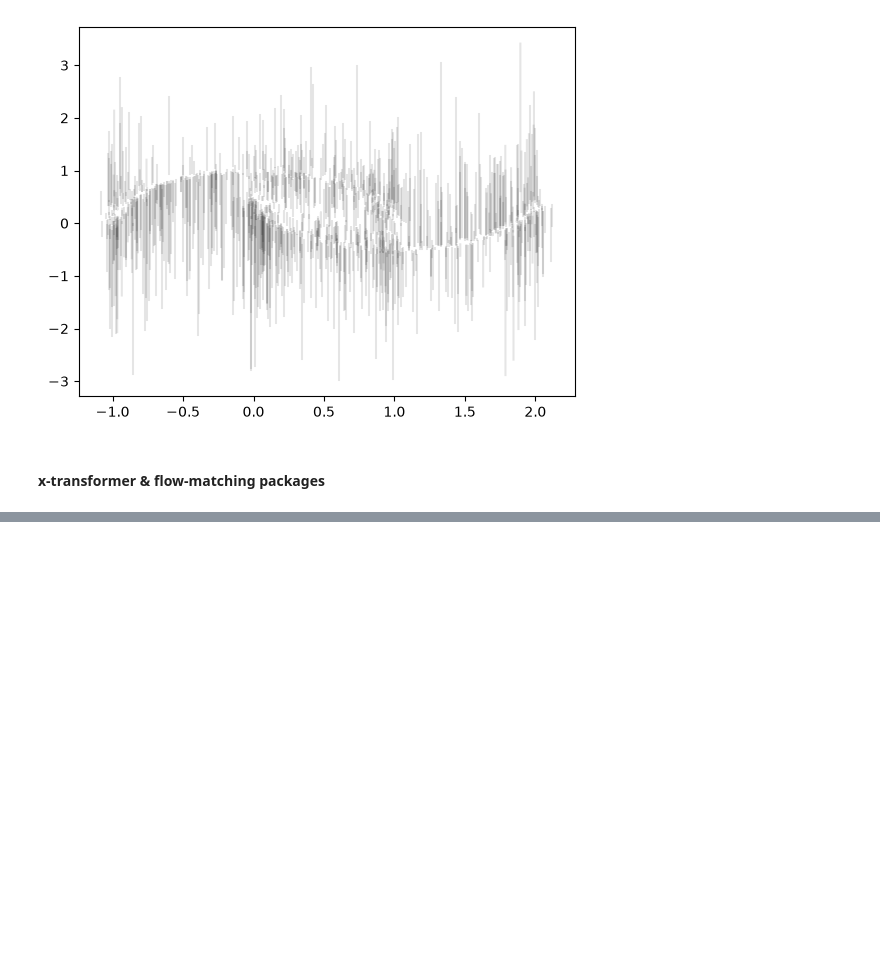
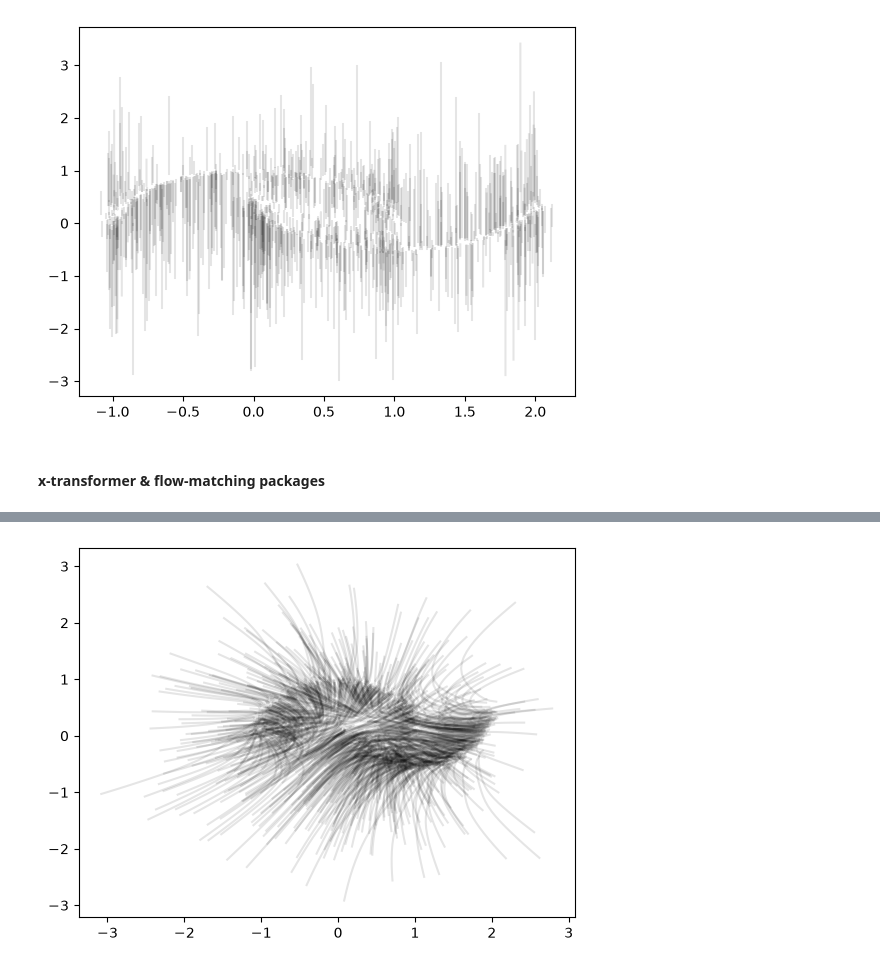
Before and after one commit to yingming-yang/Tests, a Jupyter notebook: FM_test.ipynb, the cells around one changed output, grey strips where cells are left out. Drawn from its saved outputs; the diff is of its cells as text; code cells hidden in the pictures; blank space fills up the shorter version.

```diff
--- a/FM_test.ipynb
+++ b/FM_test.ipynb
@@ -663,0 +828,4 @@ model(x, mask = mask) # (1, 1024, 100)
+# %%
+p = plt.plot(xint[:,:,0],xint[:,:,1],c = 'k', alpha = 0.1)
+# %% [output]
+[figure, added]
```
Also changed, not shown: parts of 28 cells of this notebook.
